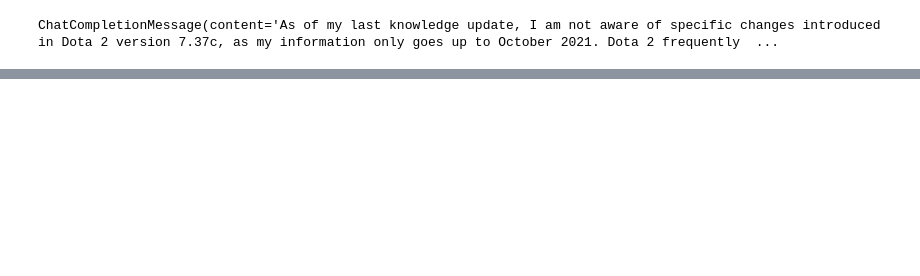
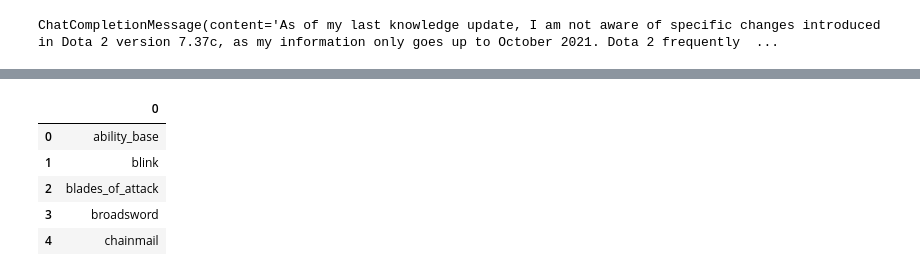
Before and after one commit to djbacad/rag-dota2-patch-notes-assistant, a Jupyter notebook: openai.ipynb, the cells around one changed output, grey strips where cells are left out. Cells and saved outputs as stored; diff of their text form; code cells hidden in the pictures; blank space fills up the shorter version.

```diff
--- a/openai.ipynb
+++ b/openai.ipynb
@@ -29,0 +214,22 @@ PyTorch is using GPU: NVIDIA GeForce RTX 4070 Laptop GPU
+# %%
+# API endpoint for fetching items
+items_url = 'https://api.opendota.com/api/constants/item_ids'
+
+# Send a GET request to the API
+items_response = requests.get(items_url)
+
+# Parse the JSON response
+items = items_response.json()
+
+# Convert the items data to a DataFrame for easy viewing
+items_df = pd.DataFrame.from_dict(items, orient='index')
+
+# Display the DataFrame
+items_df.head()
+# %% [output]
+|  | 0 |
+| 0 | ability_base |
+| 1 | blink |
+| 2 | blades_of_attack |
+| 3 | broadsword |
+| 4 | chainmail |
```
Also changed, not shown: parts of 16 cells of this notebook.
